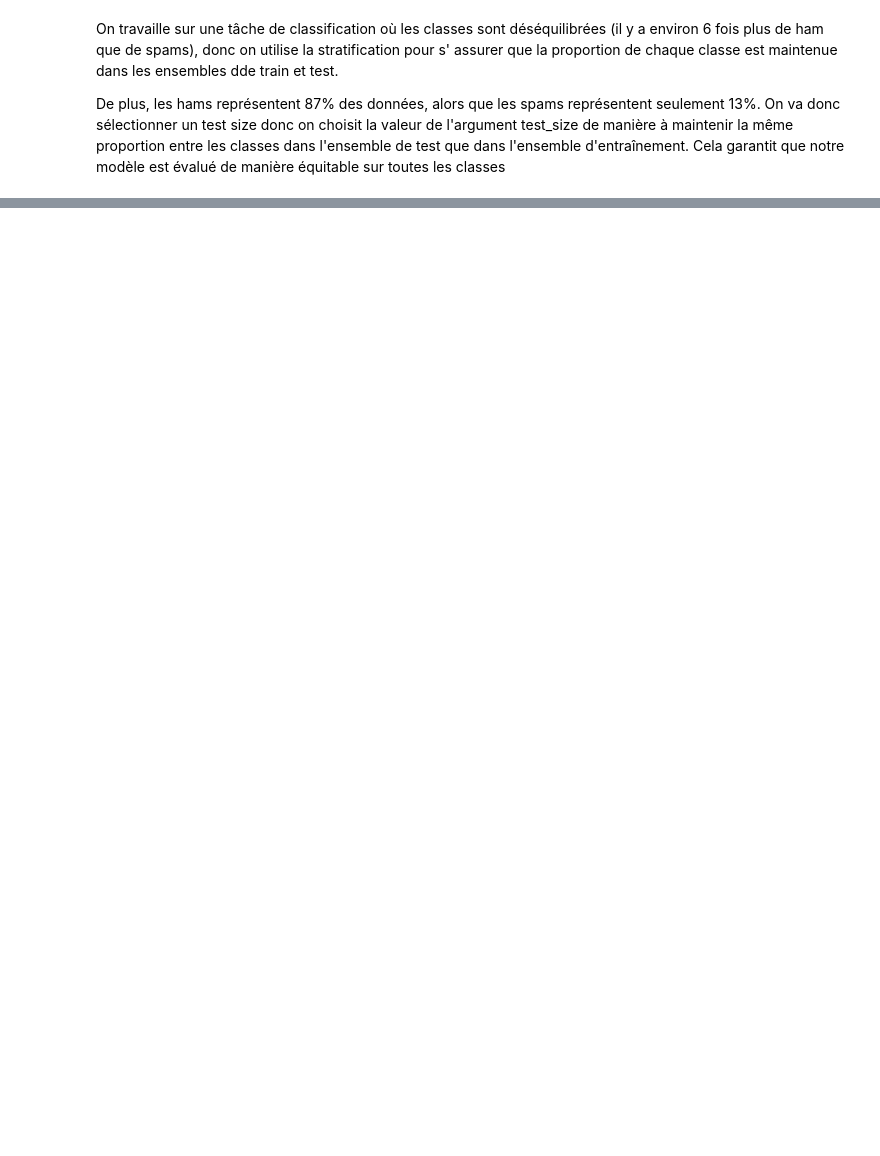
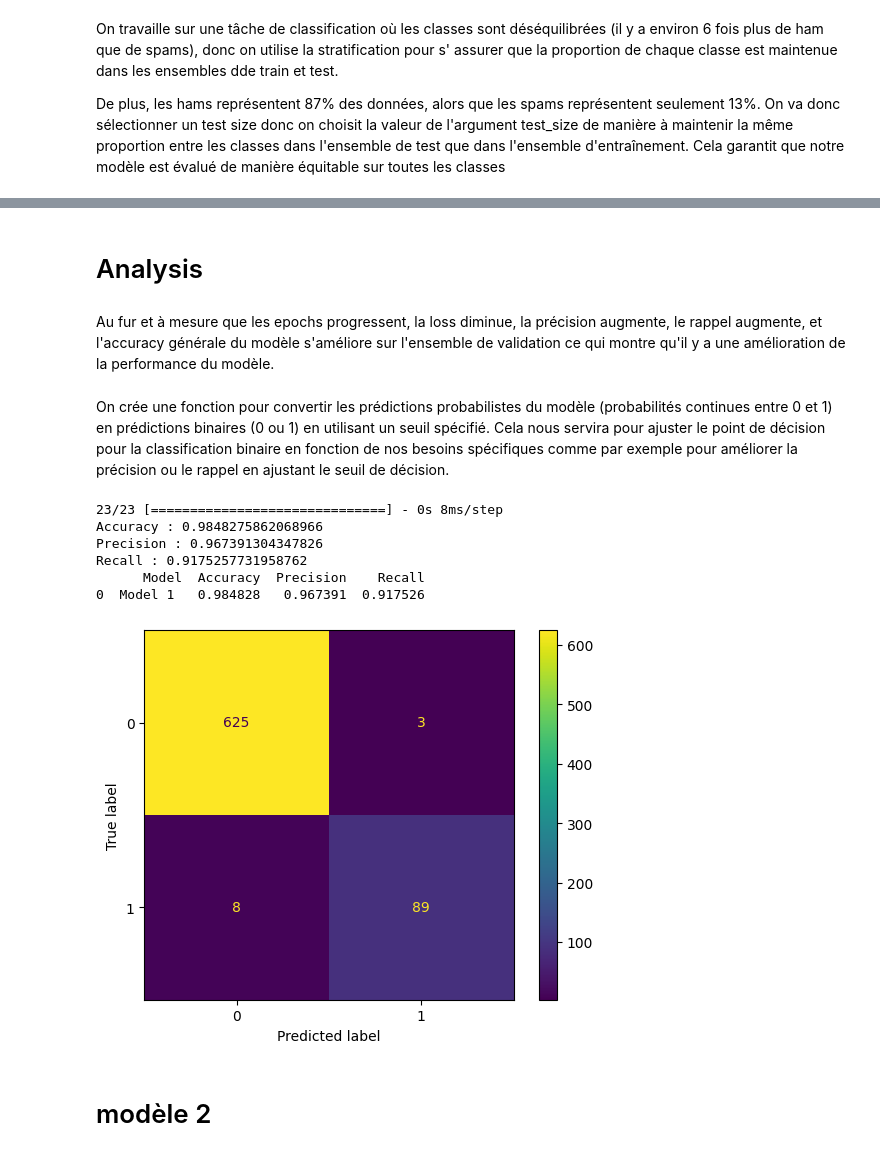
Before and after one commit to amandinesandri/Block_4_Deep_Learning, a Jupyter notebook: AT_T_analysis_bis.ipynb, the cells around one changed output, grey strips where cells are left out. Cells and saved outputs as stored; diff of their text form; code cells hidden in the pictures; blank space fills up the shorter version.

Commit message:
test des modèles sur google collab ok -> test de 4 modèles pour le moment

```diff
--- a/AT_T_analysis_bis.ipynb
+++ b/AT_T_analysis_bis.ipynb
@@ -261,0 +266,2 @@ Let's create a model in order to train an embedding!
+# %%
+x_train, x_test, y_train, y_test = train_test_split(v2_pad_train, y_train_test, test_size=0.15, stratify=y_train_test, random_state=2)
@@ -301,0 +342,5 @@ model.compile(optimizer=optimizer,
+# %%
+tensorboard_callback, hparams_callback = compile_and_log(model_1, "Simple Multi-Layers Denses", {
+                                                                                            'dim_embedding':128,
+                                                                                            'nb_dense_units':105,
+                                                                                            'dropout':0.2})
@@ -308,0 +375,55 @@ Error:
+# %% [markdown]
+# Analysis
+# %% [markdown]
+Au fur et à mesure que les epochs progressent, la loss diminue, la précision augmente, le rappel augmente, et l'accuracy générale du modèle s'améliore sur l'ensemble de validation ce qui montre qu'il y a une amélioration de la performance du modèle.
+# %% [markdown]
+On crée une fonction pour convertir les prédictions probabilistes du modèle (probabilités continues entre 0 et 1) en prédictions binaires (0 ou 1) en utilisant un seuil spécifié. Cela nous servira pour ajuster le point de décision pour la classification binaire en fonction de nos besoins spécifiques comme par exemple pour améliorer la précision ou le rappel en ajustant le seuil de décision.
+# %%
+def predictions_singleton_to_binary(model, tresh, x_val, y_val):
+  y_true = y_val
+  y_pred = np.where(model.predict(x_val) > tresh, 1, 0)
+  return y_true, y_pred
+# %%
+# Affichage des matrices de confusion
+
+def display_matrix_and_scores(y_true, y_pred):
+  ConfusionMatrixDisplay.from_predictions(y_true, y_pred)
+  print(f'Accuracy : {accuracy_score(y_true,y_pred)}')
+  print(f'Precision : {precision_score(y_true,y_pred)}')
+  print(f'Recall : {recall_score(y_true,y_pred)}')
+# %%
+
+# Créer un DataFrame vide pour stocker les résultats
+results_df = pd.DataFrame(columns=['Model', 'Accuracy', 'Precision', 'Recall'])
+
+# Fonction pour ajouter les résultats d'un modèle au DataFrame
+def add_results_to_df(model_name, y_true, y_pred):
+    accuracy = accuracy_score(y_true, y_pred)
+    precision = precision_score(y_true, y_pred)
+    recall = recall_score(y_true, y_pred)
+
+    # Ajouter une nouvelle ligne au DataFrame
+    global results_df
+    results_df = results_df.append({
+        'Model': model_name,
+        'Accuracy': accuracy,
+        'Precision': precision,
+        'Recall': recall
+    }, ignore_index=True)
+
+model_name = 'Model 1 '
+y_true, y_pred = predictions_singleton_to_binary(model_1, 0.5, v2_pad_val, y_val)
+add_results_to_df(model_name, y_true, y_pred)
+display_matrix_and_scores(y_true, y_pred)
+# Afficher le DataFrame
+print(results_df)
+# %% [output]
+23/23 [==============================] - 0s 8ms/step
+Accuracy : 0.9848275862068966
+Precision : 0.967391304347826
+Recall : 0.9175257731958762
+      Model  Accuracy  Precision    Recall
+0  Model 1   0.984828   0.967391  0.917526
+[figure, added]
+# %% [markdown]
+# modèle 2
```
Also changed, not shown: parts of 39 cells of this notebook.
